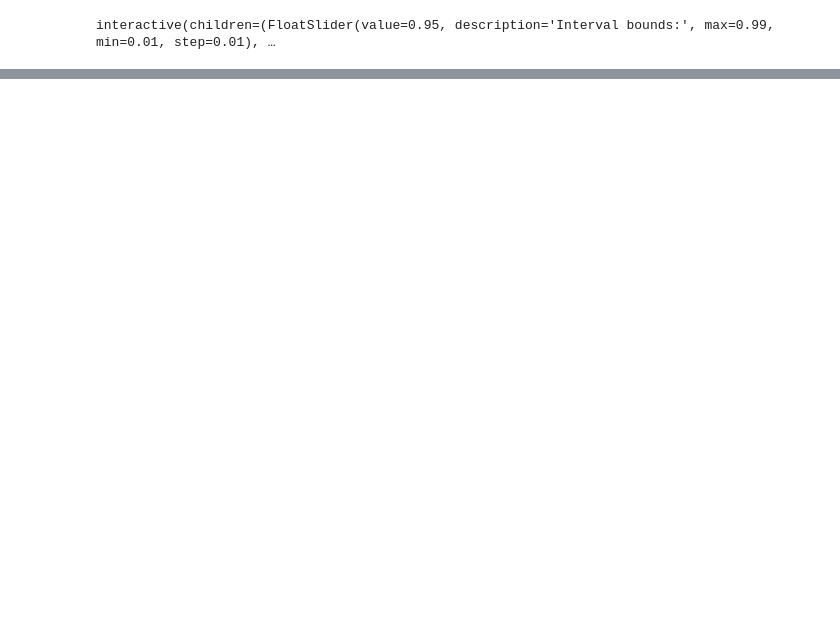
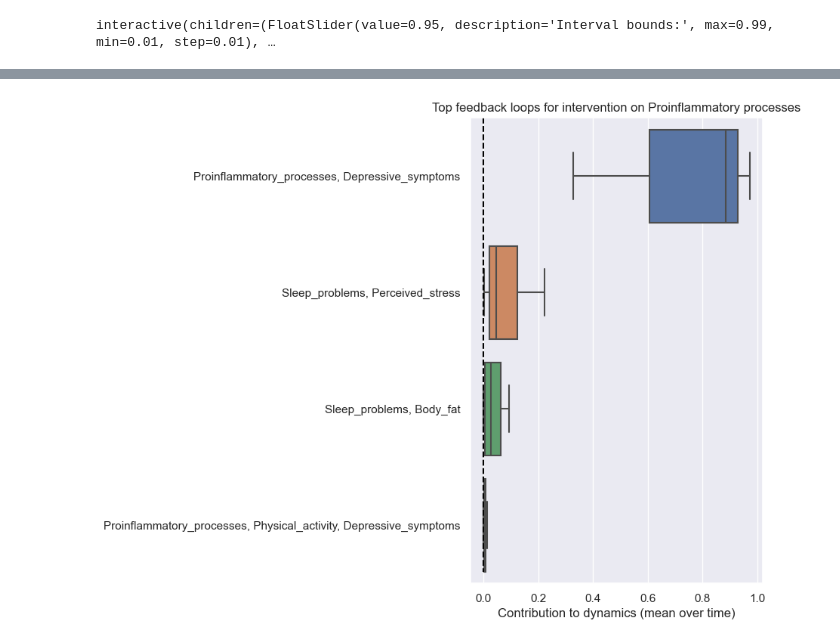
Before and after one commit to jerul/systemdynamics, a Jupyter notebook: Examples/Sleep.ipynb, the cells around one changed output, grey strips where cells are left out. Cells and saved outputs as stored; diff of their text form; code cells hidden in the pictures; blank space fills up the shorter version.

```diff
--- a/Examples/Sleep.ipynb
+++ b/Examples/Sleep.ipynb
@@ -123,48 +121,45 @@ linkscore
 # %%
-linkscore = {t : {} for t in s.t_eval[1:]}
-df_i = df_sol_per_sample[0][0]
-current_t = 3
+### Combine the time values for the loop scores, either as the mean or the last value
+combine_loop_type = 'mean'  #'final'
+cut_off_importance = 0.01  # 0.005  # Select most important
 
-for t in s.t_eval[1:]:  # For all time steps
-    linkscore[t] = {k : {g : -999 for g in params[k] if g != "Intercept"} for k in params}
-    current_t = i+1
-    for target in s.stocks_and_auxiliaries:  # For all stocks and auxiliaries
-        target_value = df_i.loc[current_t, target]
-        target_previous_value = df_i.loc[current_t-1, target]
-        if target in s.stocks:
-            sum_of_flows = 0
-            for source in linkscore[t][target]:
-                source_previous_value = df_i.loc[current_t-1, source]
-                if params[target][source] > 0:  # Inflow [TODO: Ensure that also variables that only an interaction term are included here]
-                    sum_of_flows += source_previous_value
-                else:  # Outflow
-                    sum_of_flows -= source_previous_value
+#for j, int_var in enumerate(s.intervention_variables):
+int_var = "Proinflammatory_processes"  # Select an intervention for which we will assess the feedback loop dominance
+j = s.intervention_variables.index(int_var)
 
-            for source in linkscore[t][target]:
-                source_previous_value = df_i.loc[current_t-1, source]
-                if sum_of_flows == 0:
-                    linkscore[t][target][source] = 0
-                elif params[target][source] > 0:  # Inflow
-                    linkscore[t][target][source] = -np.abs(source_previous_value/sum_of_flows)
-                else:  # Outflow
-                    linkscore[t][target][source] = np.abs(source_previous_value/sum_of_flows)
+## Get the right loop scores for specific intervention
+linkscores_per_sample = []
+loopscores_per_sample = []
+loopscores_combined_per_sample = []
+for k in range(s.N):
+    df_i = df_sol_per_sample[k][j]
+    params = {target : {source : param_samples[int_var][target][source][k] for source in param_samples[int_var][target]} for target in param_samples[int_var]}
+    linkscores = sdm.get_link_scores(df_i, params)
+    loopscores, feedback_loops = sdm.get_loop_scores(linkscores)
+    linkscores_per_sample += [linkscores]
+    loopscores_per_sample += [loopscores]
 
-        elif target_value == target_previous_value:  # No change
-            for source in linkscore[t][target]:
-                linkscore[t][target][source] = 0
+    if combine_loop_type == "mean":
+        loopscores_combined_over_time = {loop : np.mean(loopscores[loop]) for loop in loopscores}
+    elif combine_loop_type == "final":
+        loopscores_combined_over_time = {loop : loopscores[loop][-1] for loop in loopscores}
+    else:
+        raise ValueError("combine_loop_type must be either 'mean' or 'final'.")
 
-        else:  # Auxiliary
-            for source in linkscore[t][target]:
-                source_value = df_i.loc[current_t, source]
-                source_previous_value = df_i.loc[current_t-1, source]
+    loopscores_combined_per_sample += [loopscores_combined_over_time]
 
-                # Determine what the value for target would have been this if only the source changed
-                ## Previous value + (source value - previous source value) * parameter
-                t_respect_source = target_previous_value + (source_value - source_previous_value) * params[target][source]
-                delta_t_respect_to_s = t_respect_source - target_previous_value
-                delta_source = source_value - source_previous_value
-                sign = 1
-                if delta_source != 0 and delta_t_respect_to_s != 0:
-                    sign = np.sign(delta_t_respect_to_s / delta_source)
+loopscores_combined_per_sample = {loop : [loopscores_combined_per_sample[k][loop] for k in range(s.N)] for loop in loopscores_combined_per_sample[0]}
 
-                linkscore[t][target][source] = np.abs(delta_t_respect_to_s / (target_value - target_previous_value)) * sign
+# Plot average or final loop importance over the time span
+fig = plt.figure(figsize=(5, 8))
+ax = fig.add_subplot(111)
+df_loops = pd.DataFrame(loopscores_combined_per_sample)
+
+df_loops = df_loops.loc[:, df_loops.mean().abs() > cut_off_importance]  # Plot only the most relevant loops
+df_loops = df_loops.reindex(columns=list(
+                    df_loops.median().sort_values(ascending=False).index))
+sns.boxplot(data=df_loops, showfliers=False, whis=True, orient='h')
+plt.vlines(x=0, ymin=-0.5, ymax=len(df_loops.columns) - 0.6, colors='black', linestyles='dashed')
+plt.xlabel("Contribution to dynamics (" + combine_loop_type + " over time)")
+plt.title("Top feedback loops for intervention on " + " ".join(int_var.split("_")))
+# %% [output]
@@ -170,0 +167 @@ for t in s.t_eval[1:]:  # For all time steps
+[figure, added]
```
Also changed, not shown: parts of 21 cells of this notebook, 5 other files.
